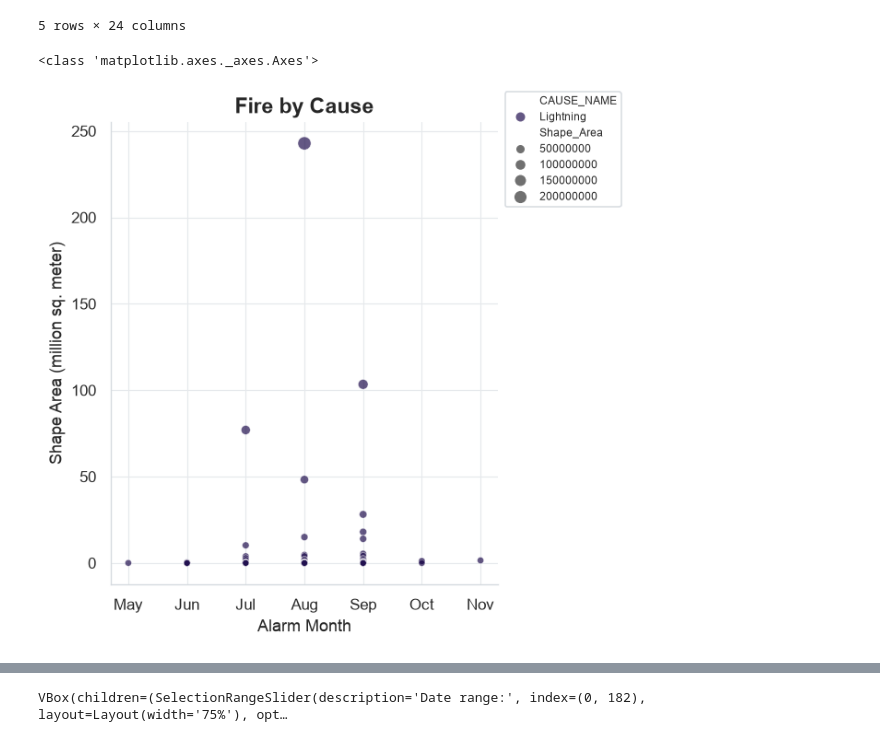
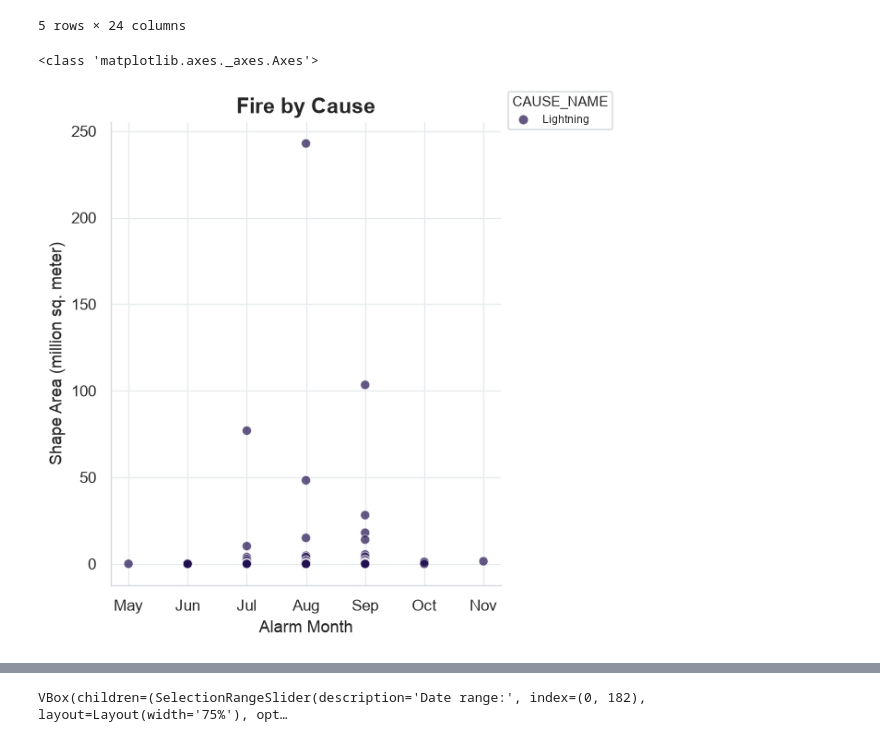
Before and after one commit to Sophiacyt/Wildfire-Wetland_BunkerAndersonTseng, a Jupyter notebook: scripts/A5/fire_by_cause_Sophia.ipynb, the cells around one changed output, grey strips where cells are left out. Saved outputs shown, nothing was run; the diff lists cells and outputs as text; code cells hidden in the pictures.

Commit message:
removed "size"

```diff
--- a/scripts/A5/fire_by_cause_Sophia.ipynb
+++ b/scripts/A5/fire_by_cause_Sophia.ipynb
@@ -156,7 +156,6 @@ alarm_end_date = "2025-12-31"
 cont_start_date = "2025-01-01" #containment date dropdown range
 cont_end_date = "2025-12-31"
 cause = 'Lightning'
-size = 0
 
 # Subset the data
 fire_subset = fire_shp_25.loc[
@@ -164,8 +163,7 @@ fire_subset = fire_shp_25.loc[
     (fire_shp_25['ALARM_DATE'] <= alarm_end_date) &    # End date
     (fire_shp_25['CONT_DATE'] >= cont_start_date) &    # Containment start date
     (fire_shp_25['CONT_DATE'] <= cont_end_date) &      # Containment end date
-    (fire_shp_25['CAUSE_NAME']==(cause)) &
-    (fire_shp_25['Shape_Area'] >= size),
+    (fire_shp_25['CAUSE_NAME']==(cause)),
 ]
 
 fire_subset.head()
@@ -185,38 +183,37 @@ the_plot = sns.relplot(
     x='Alarm Mo_1',
     y='Shape_Area',
     hue='CAUSE_NAME',
-    size='Shape_Area',
     alpha=0.7,
     legend = True
 )
 
 #Set plot title and axis labels
 the_plot.set_axis_labels('Alarm Month', 'Shape Area (million sq. meter)')
 the_plot.set(title='Fire by Cause')
 
 #Clean up the legend
 if the_plot.legend is not None:
     sns.move_legend(
         the_plot,
         loc='upper right',
         frameon=True
     )
     leg = the_plot.legend
     leg.get_title().set_ha('left')
     leg._legend_box.align = 'left'
 
 #Set y-axis to use scientific notation
 the_plot = plt.gca()
 the_plot.yaxis.set_major_formatter(
     ticker.FuncFormatter(lambda x, pos: f'{x/1_000_000:g}')
 )
 
 print(type(the_plot))
 #Display
 the_plot;
 # %% [output]
 <class 'matplotlib.axes._axes.Axes'>
-[figure, old version]
+[figure, new version]
 # %%
 ### Plot as a function
 def plot_fire_cause(alarm_start_date = "2025-01-01", #alarm date dropdown range
```
Also changed, not shown: parts of 4 cells of this notebook.
